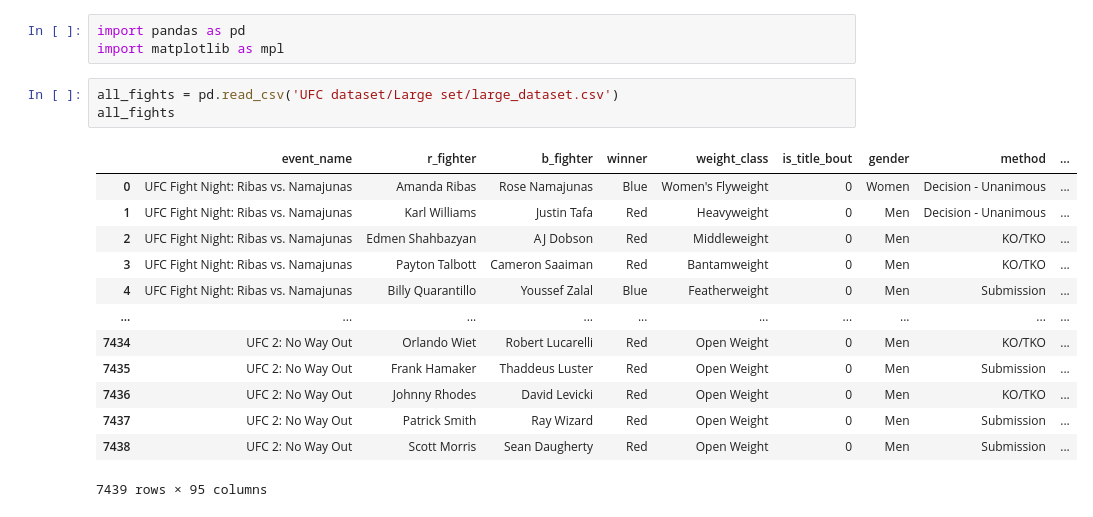
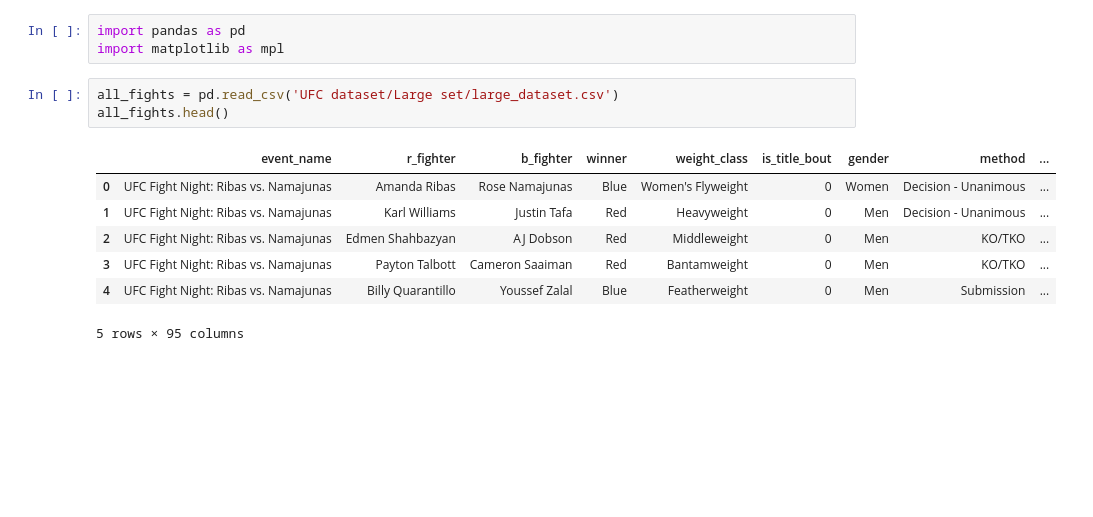
Before and after one commit to jmanlang/ufc-data-analysis, a Jupyter notebook: analysis.ipynb, the cells around one changed output. Cells and saved outputs as stored; diff of their text form; blank space fills up the shorter version.

```diff
--- a/analysis.ipynb
+++ b/analysis.ipynb
@@ -5,20 +5,14 @@ import pandas as pd
 import matplotlib as mpl
 # %%
 all_fights = pd.read_csv('UFC dataset/Large set/large_dataset.csv')
-all_fights
+all_fights.head()
 # %% [output]
 |  | event_name | r_fighter | b_fighter | winner | weight_class | is_title_bout | gender | method | ... |
 | 0 | UFC Fight Night: Ribas vs. Namajunas | Amanda Ribas | Rose Namajunas | Blue | Women's Flyweight | 0 | Women | Decision - Unanimous | ... |
 | 1 | UFC Fight Night: Ribas vs. Namajunas | Karl Williams | Justin Tafa | Red | Heavyweight | 0 | Men | Decision - Unanimous | ... |
 | 2 | UFC Fight Night: Ribas vs. Namajunas | Edmen Shahbazyan | AJ Dobson | Red | Middleweight | 0 | Men | KO/TKO | ... |
 | 3 | UFC Fight Night: Ribas vs. Namajunas | Payton Talbott | Cameron Saaiman | Red | Bantamweight | 0 | Men | KO/TKO | ... |
 | 4 | UFC Fight Night: Ribas vs. Namajunas | Billy Quarantillo | Youssef Zalal | Blue | Featherweight | 0 | Men | Submission | ... |
-| ... | ... | ... | ... | ... | ... | ... | ... | ... | ... |
-| 7434 | UFC 2: No Way Out | Orlando Wiet | Robert Lucarelli | Red | Open Weight | 0 | Men | KO/TKO | ... |
-| 7435 | UFC 2: No Way Out | Frank Hamaker | Thaddeus Luster | Red | Open Weight | 0 | Men | Submission | ... |
-| 7436 | UFC 2: No Way Out | Johnny Rhodes | David Levicki | Red | Open Weight | 0 | Men | KO/TKO | ... |
-| 7437 | UFC 2: No Way Out | Patrick Smith | Ray Wizard | Red | Open Weight | 0 | Men | Submission | ... |
-| 7438 | UFC 2: No Way Out | Scott Morris | Sean Daugherty | Red | Open Weight | 0 | Men | Submission | ... |
-7439 rows × 95 columns
+5 rows × 95 columns
 # %%
 fighter_data = pd.read_csv('UFC dataset/Fighter stats/fighter_stats.csv')
```
Also changed, not shown: parts of 7 cells of this notebook.
